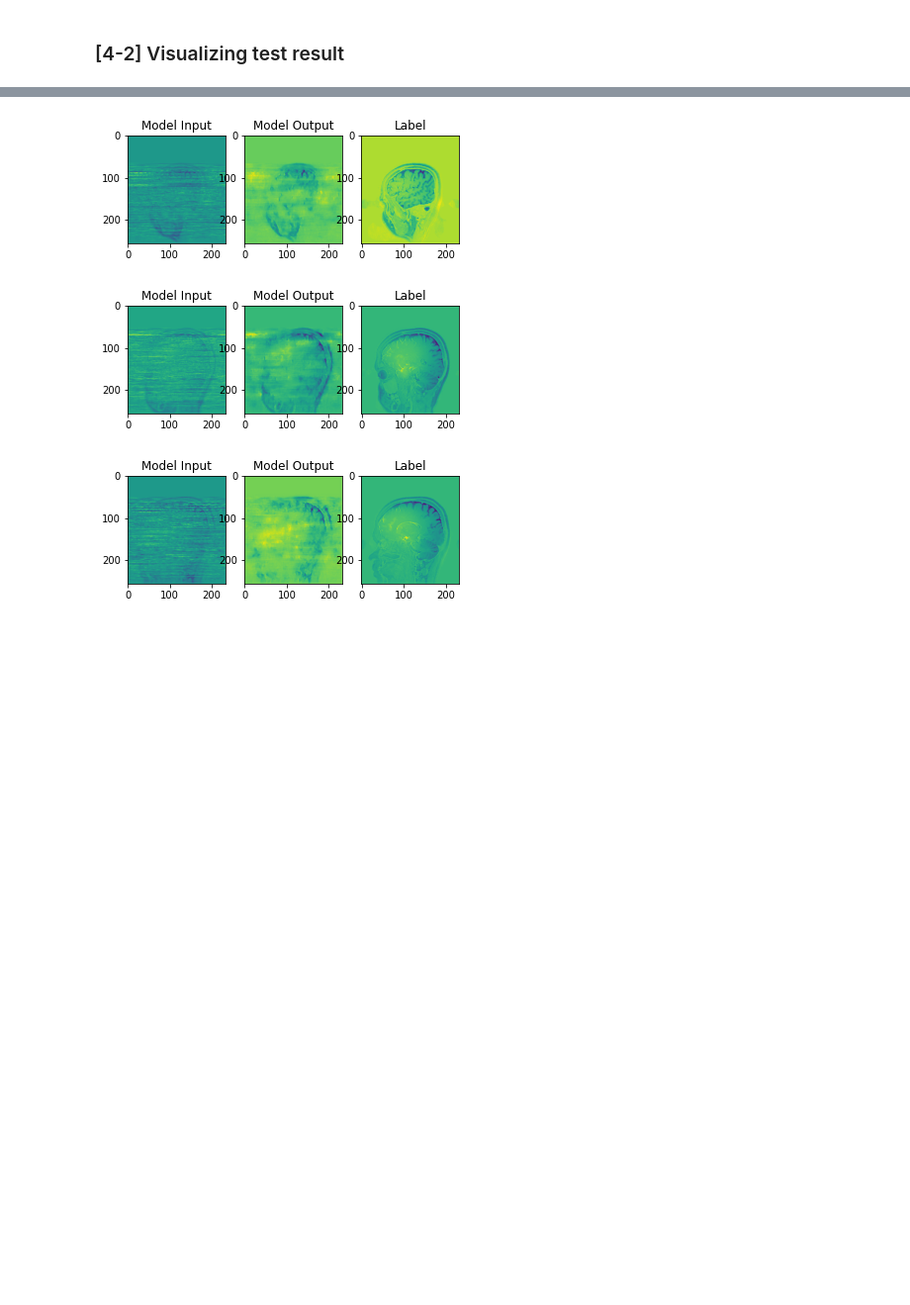
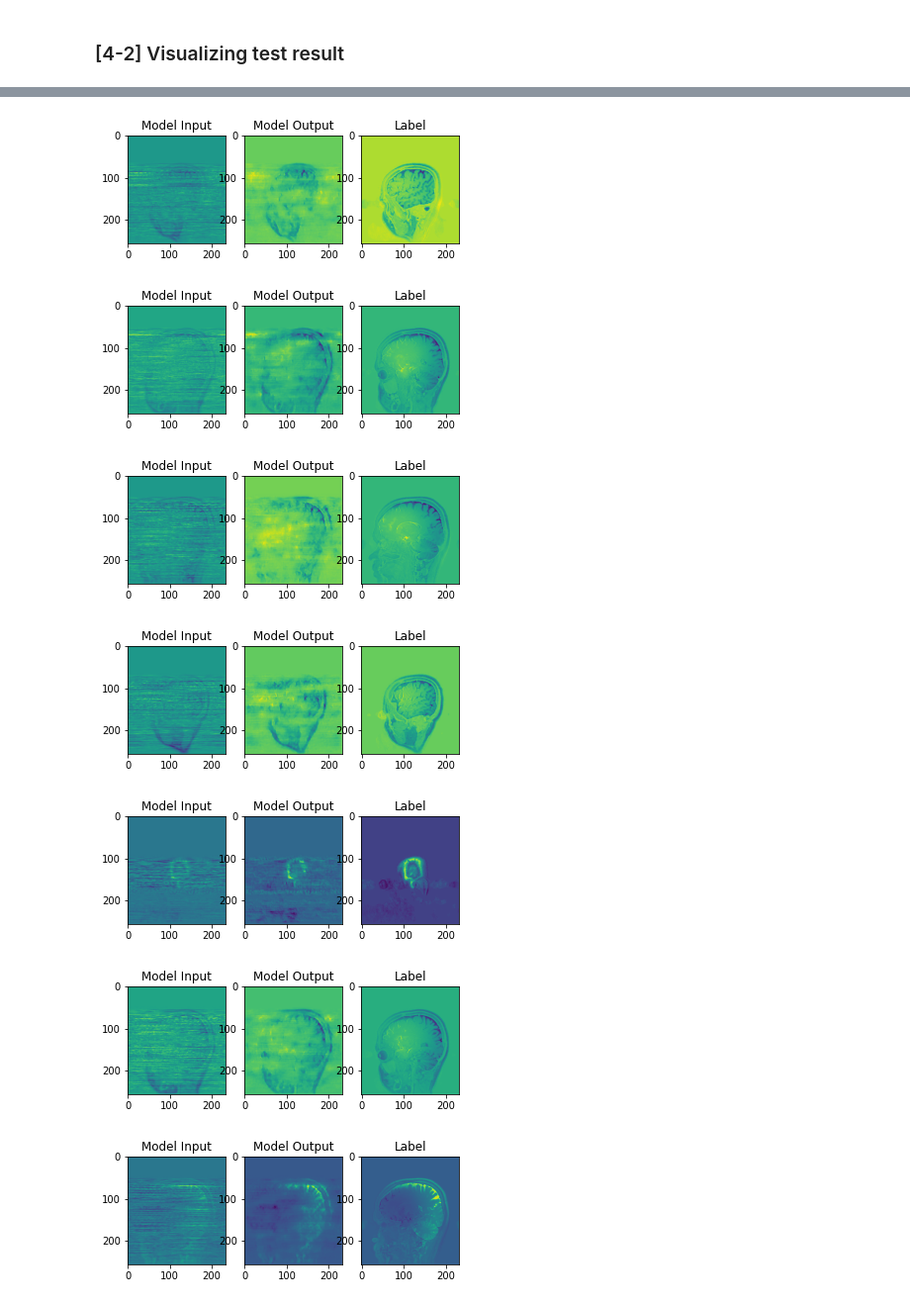
Before and after one commit to ChicagoPark/MRI-Reconstruction, a Jupyter notebook: Project.ipynb, the cells around one changed output, grey strips where cells are left out. Shown at 99% size. Saved outputs shown, nothing was run; the diff lists cells and outputs as text; code cells hidden in the pictures; blank space fills up the shorter version.

```diff
--- a/Project.ipynb
+++ b/Project.ipynb
@@ -292,7 +290,8 @@ model = torch.load("C:/Users/pyiph/Desktop/CIG Project/model/model1")
 # %% [markdown]
 ### [4-1] Evaluation of PSNR and SSIM
 # %%
-import test
+# Module to estimate PSNR and SSIM
+import kornia
 
 model.eval()
 #print(model.training)
@@ -306,10 +305,10 @@ with torch.no_grad():
         # Reshape the datasize
         tData = tData.view(-1, 1, xArray.shape[1], xArray.shape[2])
         tLabel = tLabel.view(-1, 1, xArray.shape[1], xArray.shape[2])
+        test_output = model(tData)
 
-        test_output = model(tData)
-        psnr_loss = test.psnr(test_output, tLabel)
-        ssim_loss = test.ssim(test_output, tLabel)
+        psnr_loss = kornia.metrics.psnr(test_output, tLabel, 1.0)
+        ssim_value = kornia.metrics.psnr(test_output, tLabel, 1.0)
 
         psnrLossList.append(psnr_loss)
         ssimLossList.append(ssim_loss.item())
@@ -328,39 +327,40 @@ Average SSIM Loss: 0.4119270046552022
 # %%
 # Input : tXHat
 # Output: Model(tXHat)
-#tXArray = torch.from_numpy(tXArray)
-#tXHat = torch.from_numpy(tXHat)
-#tXArray = numpy(tXArray).to(device).float()
 with torch.no_grad():
     model.eval()
     i = 0
     for tii, (tData, tLabel) in enumerate(testDataLoader):
         tData, tLabel = tData.to(device).float(), tLabel.to(device).float()
         # Reshape the datasize
         tData = tData.view(-1, 1, xArray.shape[1], xArray.shape[2])
         tLabel = tLabel.view(-1, 1, xArray.shape[1], xArray.shape[2])
 
         test_output = model(tData)
 
 
         fig = plt.figure()
         ax = fig.add_subplot(1, 3, 1)
         imgplot = plt.imshow(tData[0][0].cpu())
         ax.set_title('Model Input')
         ax = fig.add_subplot(1, 3, 2)
         imgplot = plt.imshow(test_output[0][0].cpu())
         ax.set_title('Model Output')
         ax = fig.add_subplot(1, 3, 3)
         imgplot = plt.imshow(tLabel[0][0].cpu())
         ax.set_title('Label')
 
         i += 1
 
-        if i == 5:
+        if i == 25:
             break
 # %% [output]
 [figure]
 [figure]
 [figure]
 [figure]
 [figure]
+[figure, added]
+[figure, added]
+[figure, added]
+[figure, added]
```
Also changed, not shown: parts of 5 cells of this notebook.
